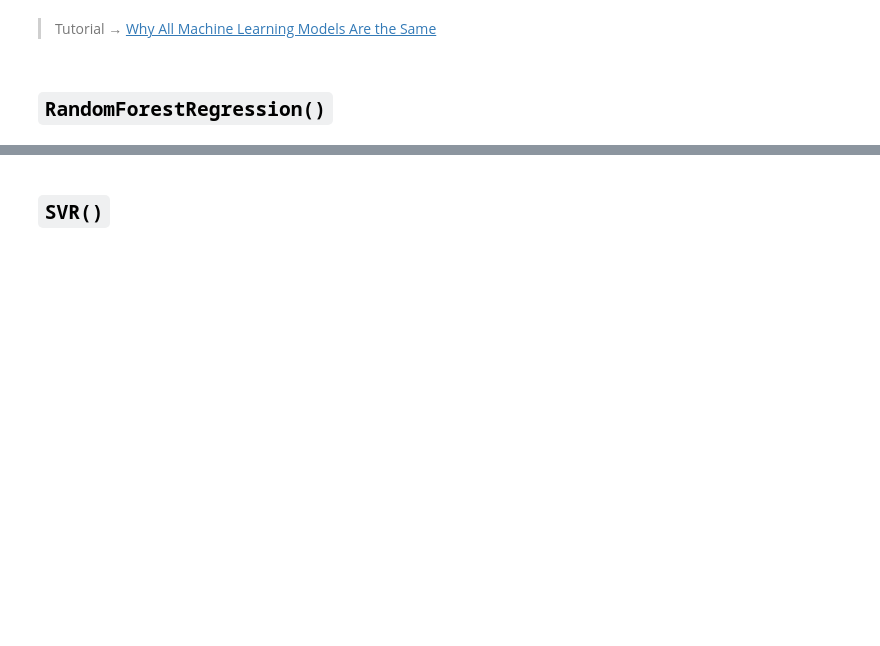
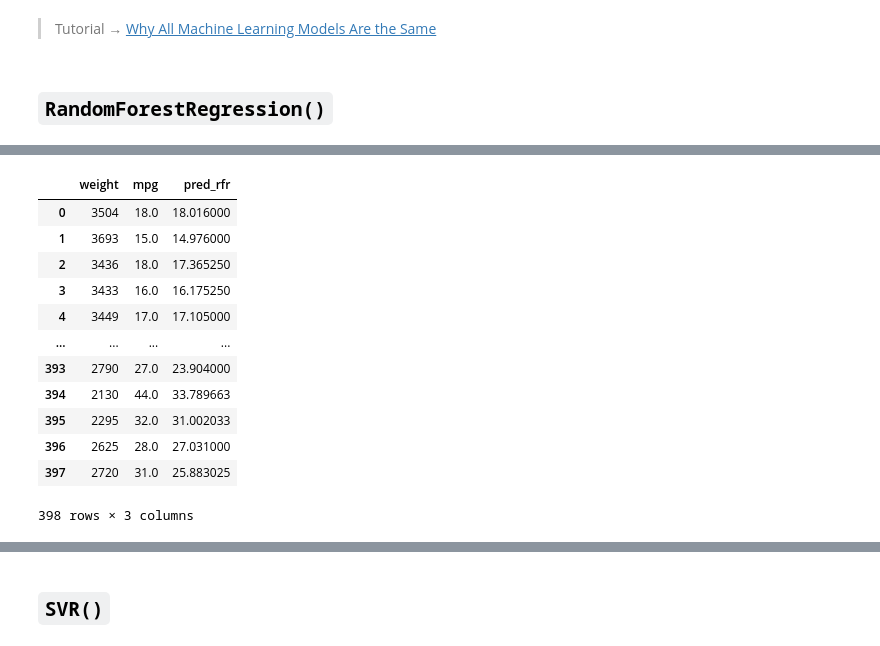
Before and after one commit to apoboldon/machine-learning-program, a Jupyter notebook: #03. Machine Learning & Linear Regression/03session.ipynb, the cells around one changed output, grey strips where cells are left out. Drawn from its saved outputs; the diff is of its cells as text; code cells hidden in the pictures; blank space fills up the shorter version.

```diff
--- a/#03. Machine Learning & Linear Regression/03session.ipynb
+++ b/#03. Machine Learning & Linear Regression/03session.ipynb
@@ -234,0 +293,16 @@ $$
+# %%
+dfsel
+# %% [output]
+|  | weight | mpg | pred_rfr |
+| 0 | 3504 | 18.0 | 18.016000 |
+| 1 | 3693 | 15.0 | 14.976000 |
+| 2 | 3436 | 18.0 | 17.365250 |
+| 3 | 3433 | 16.0 | 16.175250 |
+| 4 | 3449 | 17.0 | 17.105000 |
+| ... | ... | ... | ... |
+| 393 | 2790 | 27.0 | 23.904000 |
+| 394 | 2130 | 44.0 | 33.789663 |
+| 395 | 2295 | 32.0 | 31.002033 |
+| 396 | 2625 | 28.0 | 27.031000 |
+| 397 | 2720 | 31.0 | 25.883025 |
+398 rows × 3 columns
```
Also changed, not shown: parts of 10 cells of this notebook, 2 other files.
